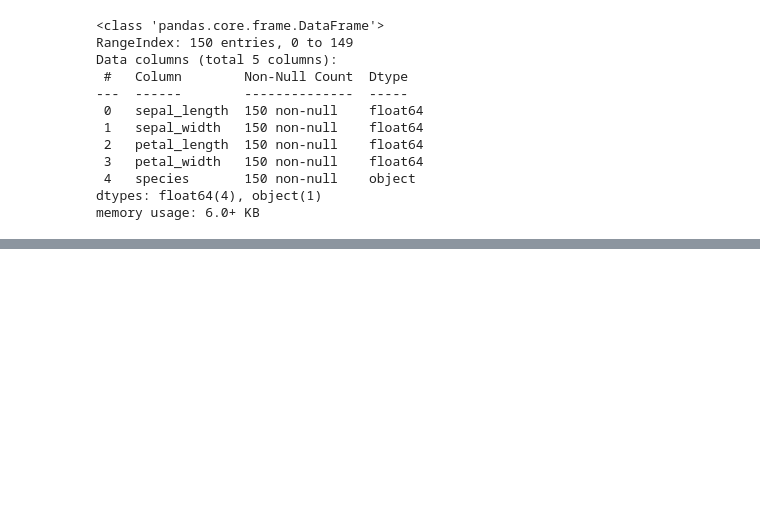
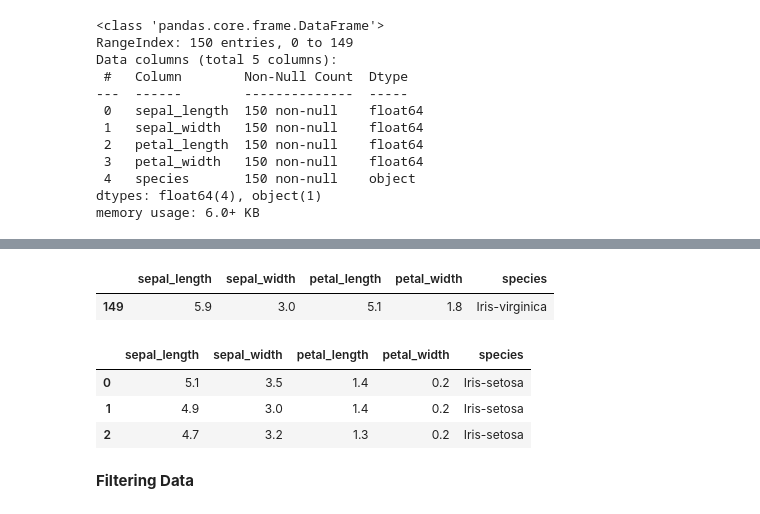
Before and after one commit to AyeshaAreej/Machine-Learning-Python-, a Jupyter notebook: PandasPractice.ipynb, the cells around one changed output, grey strips where cells are left out. Saved outputs shown, nothing was run; the diff lists cells and outputs as text; code cells hidden in the pictures; blank space fills up the shorter version.

```diff
--- a/PandasPractice.ipynb
+++ b/PandasPractice.ipynb
@@ -36,0 +85,22 @@ memory usage: 6.0+ KB
+# %%
+#Selecting last element in list
+#Slice starts at last element and ends at end of list
+data[-1:]
+# %% [output]
+|  | sepal_length | sepal_width | petal_length | petal_width | species |
+| 149 | 5.9 | 3.0 | 5.1 | 1.8 | Iris-virginica |
+# %%
+#iloc[row slicing,column slicing]
+#list 3 rows and 4 columns
+#data.iloc[0:3,1:4]
+#1st 3 records and all columns
+data.iloc[0:3,0:]
+#Select all columns for rows of index values 0 and 10
+#data.iloc[[0,10],:]
+# %% [output]
+|  | sepal_length | sepal_width | petal_length | petal_width | species |
+| 0 | 5.1 | 3.5 | 1.4 | 0.2 | Iris-setosa |
+| 1 | 4.9 | 3.0 | 1.4 | 0.2 | Iris-setosa |
+| 2 | 4.7 | 3.2 | 1.3 | 0.2 | Iris-setosa |
+# %% [markdown]
+**Filtering Data**
```
Also changed, not shown: parts of 18 cells of this notebook.
